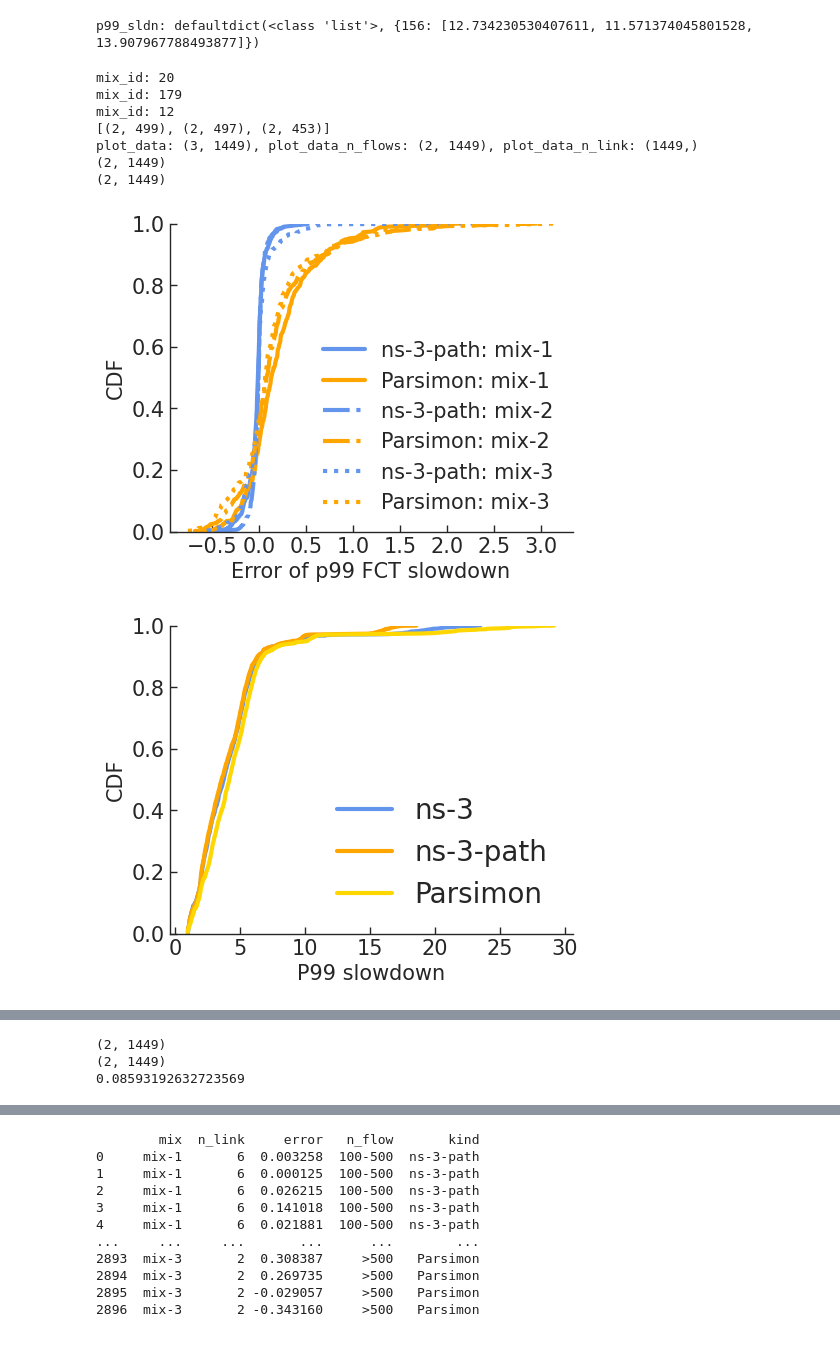
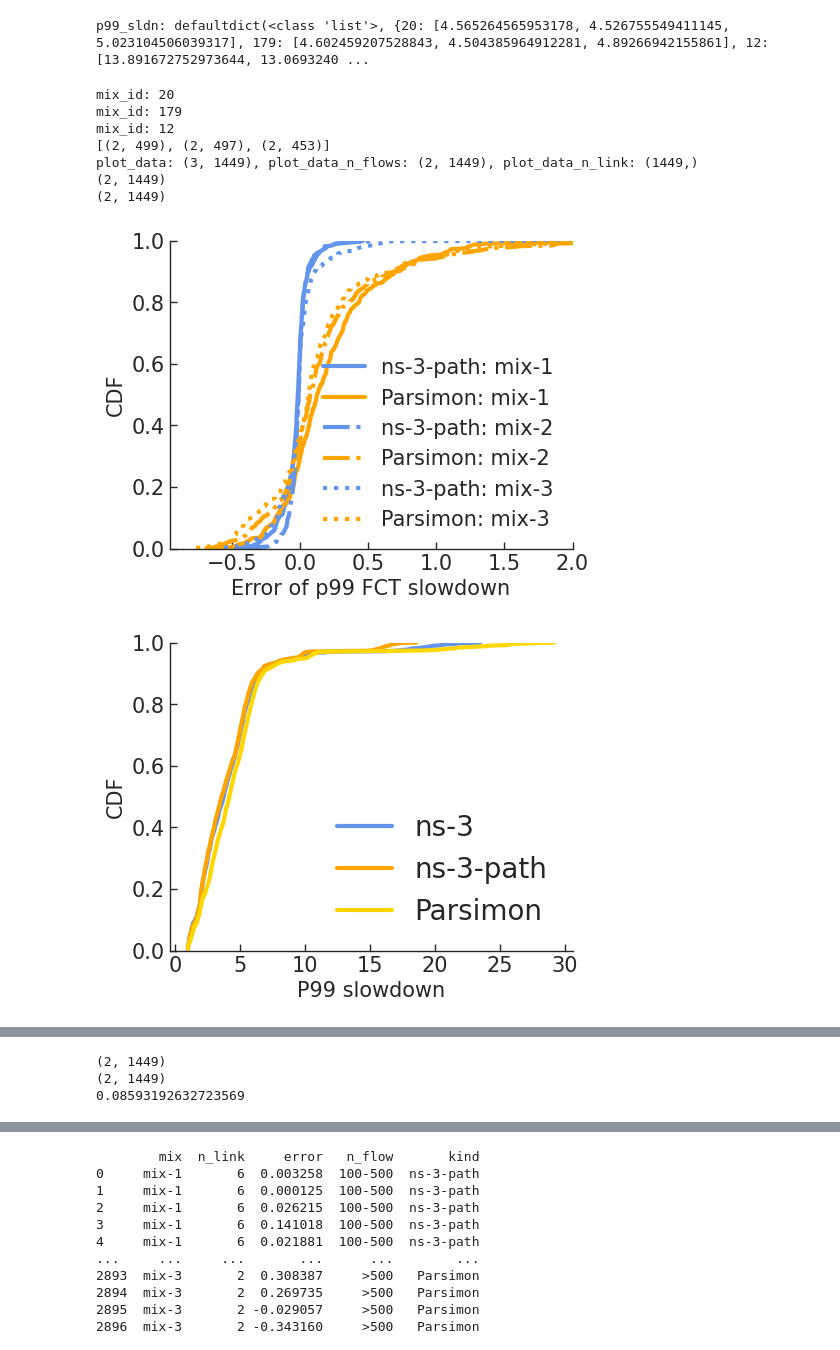
Before and after one commit to uw-polestar/parsimon-eval, a Jupyter notebook: expts/fig_8/analysis/main_motivation.ipynb, the cells around one changed output, grey strips where cells are left out. Cells and saved outputs as stored; diff of their text form; code cells hidden in the pictures.

Commit message:
finish motivation

```diff
--- a/expts/fig_8/analysis/main_motivation.ipynb
+++ b/expts/fig_8/analysis/main_motivation.ipynb
@@ -17,13 +17,13 @@ _fontsize=15
 # path performance
 NR_PATHS_SAMPLED=500
 N=10000
-N_FLOW_THRESHOLD_LIST=[20,20,20]
+N_FLOW_THRESHOLD_LIST=[10,10,50]
 # mlsys_dir_list=["mlsys_bt100"]
 mlsys_dir_list=["ns3-path-all"]
 legend_list=['ns-3',"ns-3-path",'Parsimon']
 mix_file = '../spec/motivation.mix.json'
 for mlsys_dir_idx,mlsys_dir in enumerate(mlsys_dir_list):
-    save_file=f'./main_{mlsys_dir}_{NR_PATHS_SAMPLED}_{N}_{N_FLOW_THRESHOLD_LIST[0]}_test.npz'
+    save_file=f'./main_{mlsys_dir}_{NR_PATHS_SAMPLED}_{N}_{N_FLOW_THRESHOLD_LIST[0]}.npz'
     # legend_list.append(mlsys_dir)
 
     if not os.path.exists(save_file):
@@ -34,7 +34,6 @@ for mlsys_dir_idx,mlsys_dir in enumerate(mlsys_dir_list):
         p99_sldn=defaultdict(list)
         with open(mix_file) as f:
             mixes = json.load(f)
-        mixes=[mixes[1]]
         for mix_idx,mix in enumerate(mixes):
             mix_id = mix['id']
             mix_dir = f'../data/{mix_id}'
@@ -91,7 +90,7 @@ for mlsys_dir_idx,mlsys_dir in enumerate(mlsys_dir_list):
             assert np.sum(n_freq_per_path_dict[mix_id])==NR_PATHS_SAMPLED
             p99_sldn_ns3_path_network=np.percentile(sldn_ns3_path_list,99)
             p99_sldn[mix_id]=[p99_sldn_ns3_network,p99_sldn_ns3_path_network,p99_sldn_pmn_network,]
-        # np.savez(save_file, p99_sldn_path=p99_sldn_path,n_flows_per_path_dict=n_flows_per_path_dict,n_freq_per_path_dict=n_freq_per_path_dict,p99_sldn=p99_sldn,n_link_per_path_dict=n_link_per_path_dict)
+        np.savez(save_file, p99_sldn_path=p99_sldn_path,n_flows_per_path_dict=n_flows_per_path_dict,n_freq_per_path_dict=n_freq_per_path_dict,p99_sldn=p99_sldn,n_link_per_path_dict=n_link_per_path_dict)
     else:
         data=np.load(save_file, allow_pickle=True)
         p99_sldn_path=data['p99_sldn_path'].item()
@@ -102,7 +101,7 @@ for mlsys_dir_idx,mlsys_dir in enumerate(mlsys_dir_list):
 
 print(f"p99_sldn: {p99_sldn}")
 # %% [output]
-p99_sldn: defaultdict(<class 'list'>, {156: [12.734230530407611, 11.571374045801528, 13.907967788493877]})
+p99_sldn: defaultdict(<class 'list'>, {20: [4.565264565953178, 4.526755549411145, 5.023104506039317], 179: [4.602459207528843, 4.504385964912281, 4.89266942155861], 12: [13.891672752973644, 13.0693240 ...
 # %%
 plot_data=[]
 plot_data_n_flows=[]
@@ -133,7 +132,7 @@ for mix_idx,mix_id in enumerate(target_mix_list):
 
     plot_data_n_flow_per_mix.append(np.array(n_flows_per_path_dict[mix_id]).transpose())
 
-plot_cdf(plot_data_per_mix,'figs/motivation_error_path.pdf',legend_per_mix,'Error of p99 FCT slowdown',legend_font=15,group_size=2,loc=4,rotate_xaxis=False)
+plot_cdf(plot_data_per_mix,'figs/motivation_error_path.pdf',legend_per_mix,'Error of p99 FCT slowdown',legend_font=15,group_size=2,loc=4,rotate_xaxis=False,xlim=2.0)
 
 plot_data=np.array(plot_data).transpose()
 plot_data_n_flows=np.array(plot_data_n_flows).transpose()
@@ -161,34 +160,34 @@ print(new_data.shape)
 plt.scatter(plot_data_n_flows[0],error_real[0],marker='o',edgecolors='red',label='pmn-m',alpha=0.5,facecolors='none')
 plt.scatter(plot_data_n_flows[0],error_real[1],marker='o',edgecolors='blue',label='ns3-path',alpha=0.5,facecolors='none')
 plt.legend(fontsize=_fontsize)
 plt.xlabel('Number of flows along the path', fontsize=_fontsize)
 plt.ylabel('Error of p99 FCT slowdown', fontsize=_fontsize)
 plt.show()
 
 figure, ax = plt.subplots(figsize=(8, 6))
 error_real=np.array(error_real)
 print(error_real.shape)
 new_data=np.array([error_real[1],plot_data_n_flows[0]])
 print(new_data.shape)
 print(np.median(error_real[1]))
 plt.scatter(plot_data_n_flows[0],error_real[0],marker='o',edgecolors='red',label='pmn-m',alpha=0.5,facecolors='none')
 plt.scatter(plot_data_n_flows[0],error_real[1],marker='o',edgecolors='blue',label='ns3-path',alpha=0.5,facecolors='none')
 plt.legend(fontsize=_fontsize)
 plt.xlabel('Number of flows along the path', fontsize=_fontsize)
 plt.ylabel('Real P99 slowdown estimation error', fontsize=_fontsize)
 plt.ylim(-1.0,1.0)
 plt.show()
 
 plot_cdf(plot_data_n_flows,None,['Foreground','Background'],'Num of flows per path',legend_font=20,group_size=len(plot_data),loc='center right',rotate_xaxis=False,log_switch=True)
 # %% [output]
 mix_id: 20
 mix_id: 179
 mix_id: 12
 [(2, 499), (2, 497), (2, 453)]
 plot_data: (3, 1449), plot_data_n_flows: (2, 1449), plot_data_n_link: (1449,)
 (2, 1449)
 (2, 1449)
-[figure, old version]
+[figure, new version]
 [figure]
 [figure]
 [figure]
```
Also changed, not shown: parts of 1 cell of this notebook, 6 other files.
